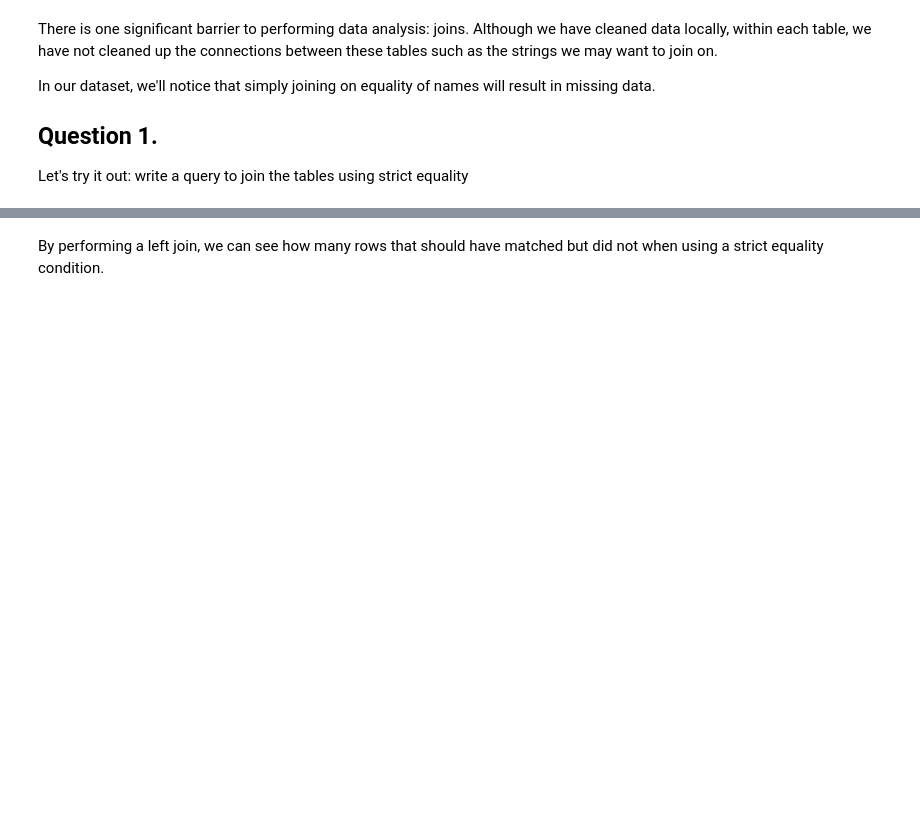
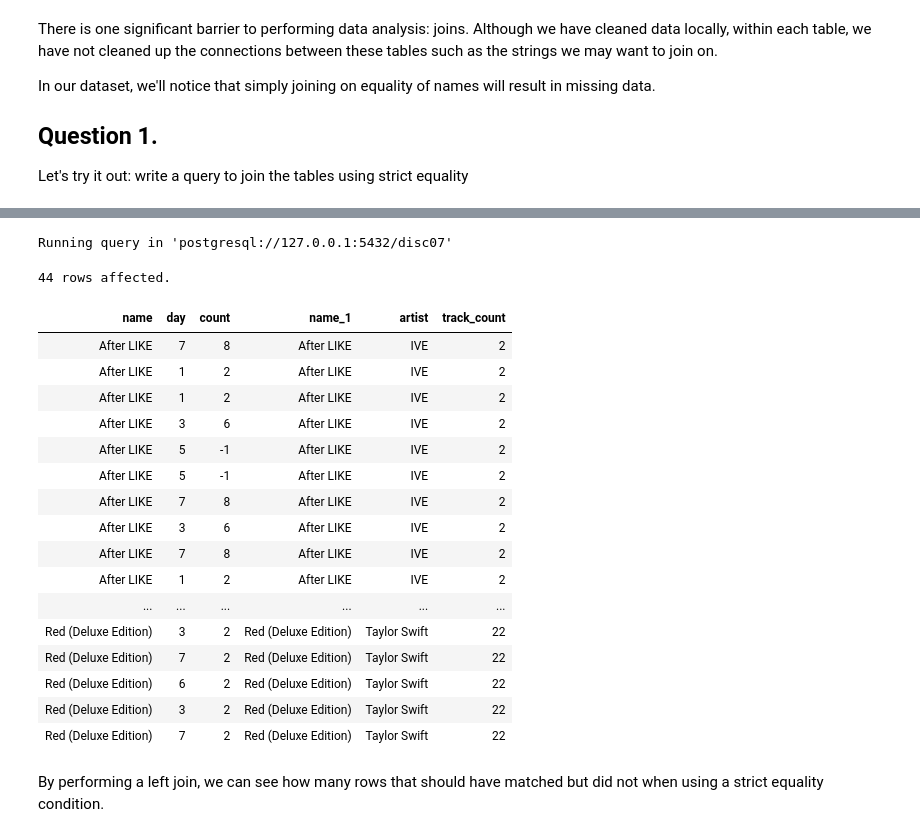
Before and after one commit to cal-data-eng/fa25-materials, a Jupyter notebook: disc/disc07/disc07.ipynb, the cells around one changed output, grey strips where cells are left out. Saved outputs shown, nothing was run; the diff lists cells and outputs as text; code cells hidden in the pictures; blank space fills up the shorter version.

```diff
--- a/disc/disc07/disc07.ipynb
+++ b/disc/disc07/disc07.ipynb
@@ -36,6 +108,30 @@ Let's try it out: write a query to join the tables using strict equality
 # %%
 %%sql
 -- your code here
+SELECT *
+FROM sales s
+INNER JOIN albums a
+ON s.name = a.name;
+# %% [output]
+Running query in 'postgresql://127.0.0.1:5432/disc07'
+44 rows affected.
+| name | day | count | name_1 | artist | track_count |
+| After LIKE | 7 | 8 | After LIKE | IVE | 2 |
+| After LIKE | 1 | 2 | After LIKE | IVE | 2 |
+| After LIKE | 1 | 2 | After LIKE | IVE | 2 |
+| After LIKE | 3 | 6 | After LIKE | IVE | 2 |
+| After LIKE | 5 | -1 | After LIKE | IVE | 2 |
+| After LIKE | 5 | -1 | After LIKE | IVE | 2 |
+| After LIKE | 7 | 8 | After LIKE | IVE | 2 |
+| After LIKE | 3 | 6 | After LIKE | IVE | 2 |
+| After LIKE | 7 | 8 | After LIKE | IVE | 2 |
+| After LIKE | 1 | 2 | After LIKE | IVE | 2 |
+| ... | ... | ... | ... | ... | ... |
+| Red (Deluxe Edition) | 3 | 2 | Red (Deluxe Edition) | Taylor Swift | 22 |
+| Red (Deluxe Edition) | 7 | 2 | Red (Deluxe Edition) | Taylor Swift | 22 |
+| Red (Deluxe Edition) | 6 | 2 | Red (Deluxe Edition) | Taylor Swift | 22 |
+| Red (Deluxe Edition) | 3 | 2 | Red (Deluxe Edition) | Taylor Swift | 22 |
+| Red (Deluxe Edition) | 7 | 2 | Red (Deluxe Edition) | Taylor Swift | 22 |
 # %% [markdown]
 By performing a left join, we can see how many rows that should have matched but did not when using a strict equality condition.
 # %%
```
Also changed, not shown: parts of 11 cells of this notebook.
